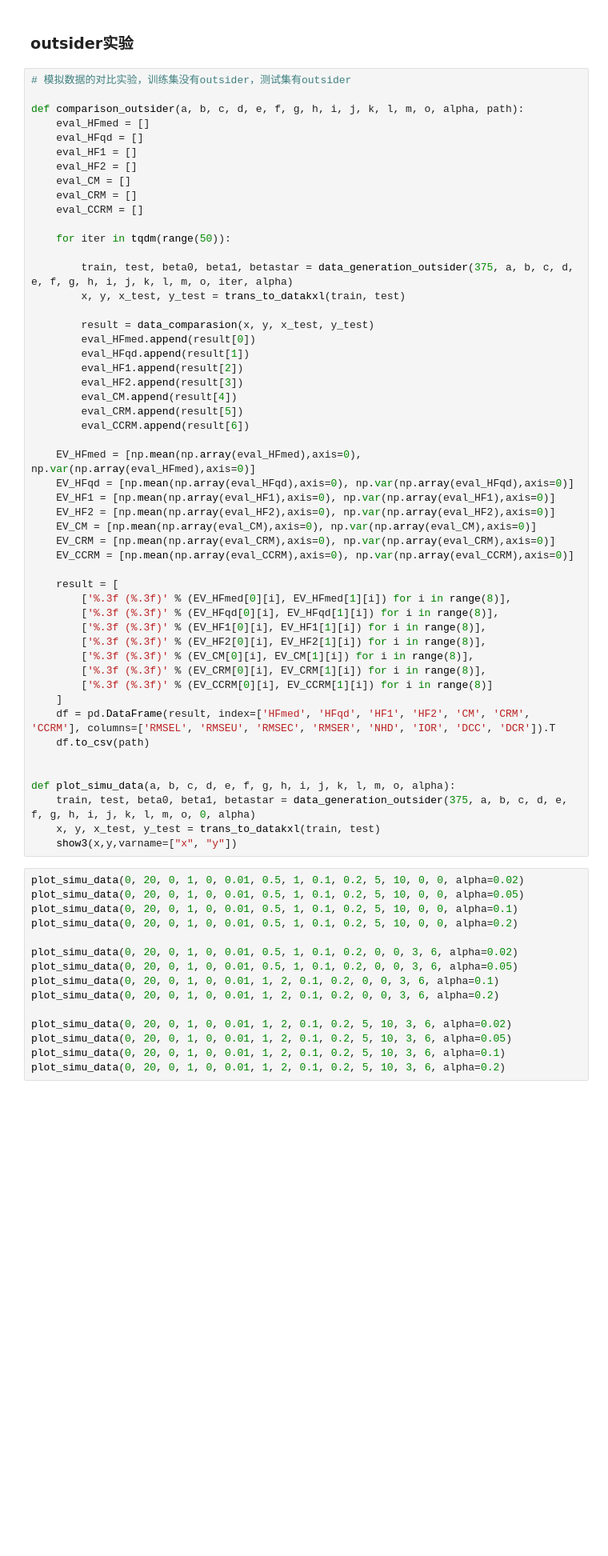
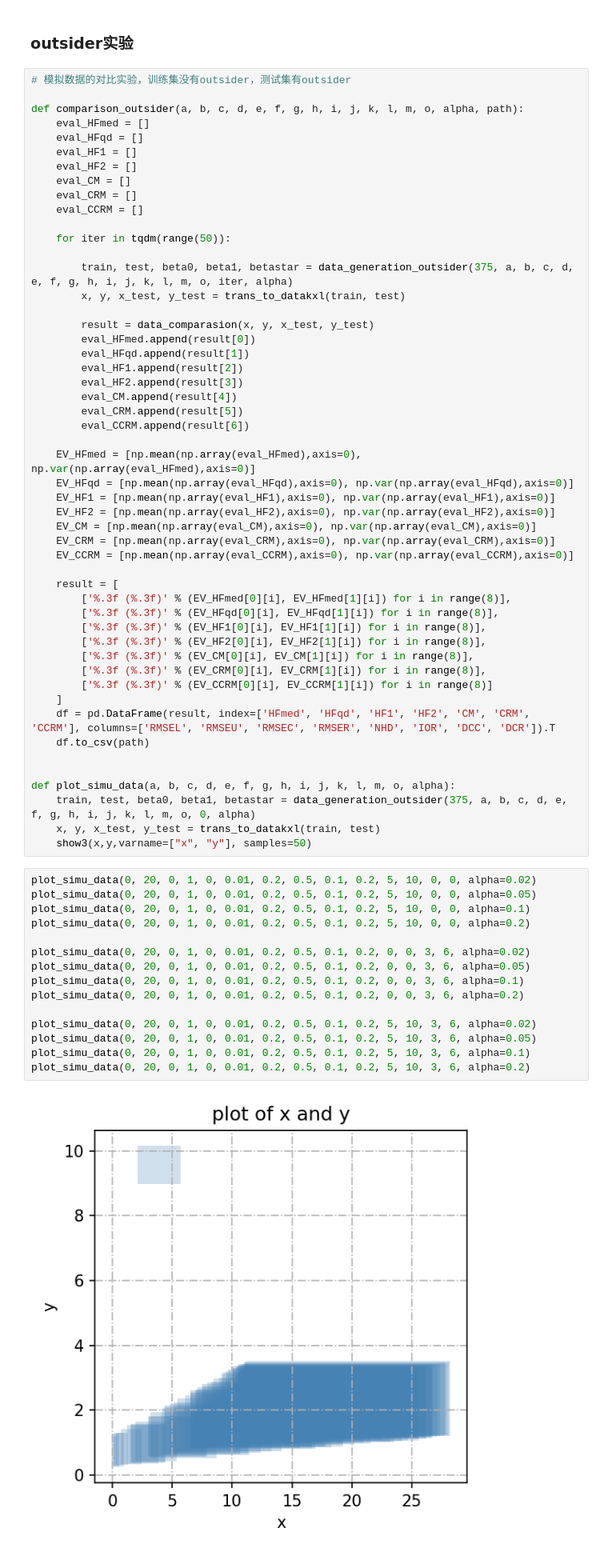
Before and after one commit to kxlkxl1999/ZKRP, a Jupyter notebook: regression_part2.ipynb, the cells around one changed output. Shown at 80% size. Cells and saved outputs as stored; diff of their text form; blank space fills up the shorter version.

```diff
--- a/regression_part2.ipynb
+++ b/regression_part2.ipynb
@@ -643,19 +643,21 @@ def comparison_outsider(a, b, c, d, e, f, g, h, i, j, k, l, m, o, alpha, path):
 def plot_simu_data(a, b, c, d, e, f, g, h, i, j, k, l, m, o, alpha):
     train, test, beta0, beta1, betastar = data_generation_outsider(375, a, b, c, d, e, f, g, h, i, j, k, l, m, o, 0, alpha)
     x, y, x_test, y_test = trans_to_datakxl(train, test)
-    show3(x,y,varname=["x", "y"])
+    show3(x,y,varname=["x", "y"], samples=50)
 # %%
-plot_simu_data(0, 20, 0, 1, 0, 0.01, 0.5, 1, 0.1, 0.2, 5, 10, 0, 0, alpha=0.02)
-plot_simu_data(0, 20, 0, 1, 0, 0.01, 0.5, 1, 0.1, 0.2, 5, 10, 0, 0, alpha=0.05)
-plot_simu_data(0, 20, 0, 1, 0, 0.01, 0.5, 1, 0.1, 0.2, 5, 10, 0, 0, alpha=0.1)
-plot_simu_data(0, 20, 0, 1, 0, 0.01, 0.5, 1, 0.1, 0.2, 5, 10, 0, 0, alpha=0.2)
+plot_simu_data(0, 20, 0, 1, 0, 0.01, 0.2, 0.5, 0.1, 0.2, 5, 10, 0, 0, alpha=0.02)
+plot_simu_data(0, 20, 0, 1, 0, 0.01, 0.2, 0.5, 0.1, 0.2, 5, 10, 0, 0, alpha=0.05)
+plot_simu_data(0, 20, 0, 1, 0, 0.01, 0.2, 0.5, 0.1, 0.2, 5, 10, 0, 0, alpha=0.1)
+plot_simu_data(0, 20, 0, 1, 0, 0.01, 0.2, 0.5, 0.1, 0.2, 5, 10, 0, 0, alpha=0.2)
 
-plot_simu_data(0, 20, 0, 1, 0, 0.01, 0.5, 1, 0.1, 0.2, 0, 0, 3, 6, alpha=0.02)
-plot_simu_data(0, 20, 0, 1, 0, 0.01, 0.5, 1, 0.1, 0.2, 0, 0, 3, 6, alpha=0.05)
-plot_simu_data(0, 20, 0, 1, 0, 0.01, 1, 2, 0.1, 0.2, 0, 0, 3, 6, alpha=0.1)
-plot_simu_data(0, 20, 0, 1, 0, 0.01, 1, 2, 0.1, 0.2, 0, 0, 3, 6, alpha=0.2)
+plot_simu_data(0, 20, 0, 1, 0, 0.01, 0.2, 0.5, 0.1, 0.2, 0, 0, 3, 6, alpha=0.02)
+plot_simu_data(0, 20, 0, 1, 0, 0.01, 0.2, 0.5, 0.1, 0.2, 0, 0, 3, 6, alpha=0.05)
+plot_simu_data(0, 20, 0, 1, 0, 0.01, 0.2, 0.5, 0.1, 0.2, 0, 0, 3, 6, alpha=0.1)
+plot_simu_data(0, 20, 0, 1, 0, 0.01, 0.2, 0.5, 0.1, 0.2, 0, 0, 3, 6, alpha=0.2)
 
-plot_simu_data(0, 20, 0, 1, 0, 0.01, 1, 2, 0.1, 0.2, 5, 10, 3, 6, alpha=0.02)
-plot_simu_data(0, 20, 0, 1, 0, 0.01, 1, 2, 0.1, 0.2, 5, 10, 3, 6, alpha=0.05)
-plot_simu_data(0, 20, 0, 1, 0, 0.01, 1, 2, 0.1, 0.2, 5, 10, 3, 6, alpha=0.1)
-plot_simu_data(0, 20, 0, 1, 0, 0.01, 1, 2, 0.1, 0.2, 5, 10, 3, 6, alpha=0.2)
+plot_simu_data(0, 20, 0, 1, 0, 0.01, 0.2, 0.5, 0.1, 0.2, 5, 10, 3, 6, alpha=0.02)
+plot_simu_data(0, 20, 0, 1, 0, 0.01, 0.2, 0.5, 0.1, 0.2, 5, 10, 3, 6, alpha=0.05)
+plot_simu_data(0, 20, 0, 1, 0, 0.01, 0.2, 0.5, 0.1, 0.2, 5, 10, 3, 6, alpha=0.1)
+plot_simu_data(0, 20, 0, 1, 0, 0.01, 0.2, 0.5, 0.1, 0.2, 5, 10, 3, 6, alpha=0.2)
+# %% [output]
+[figure, added]
```
Also changed, not shown: parts of 2 cells of this notebook.
